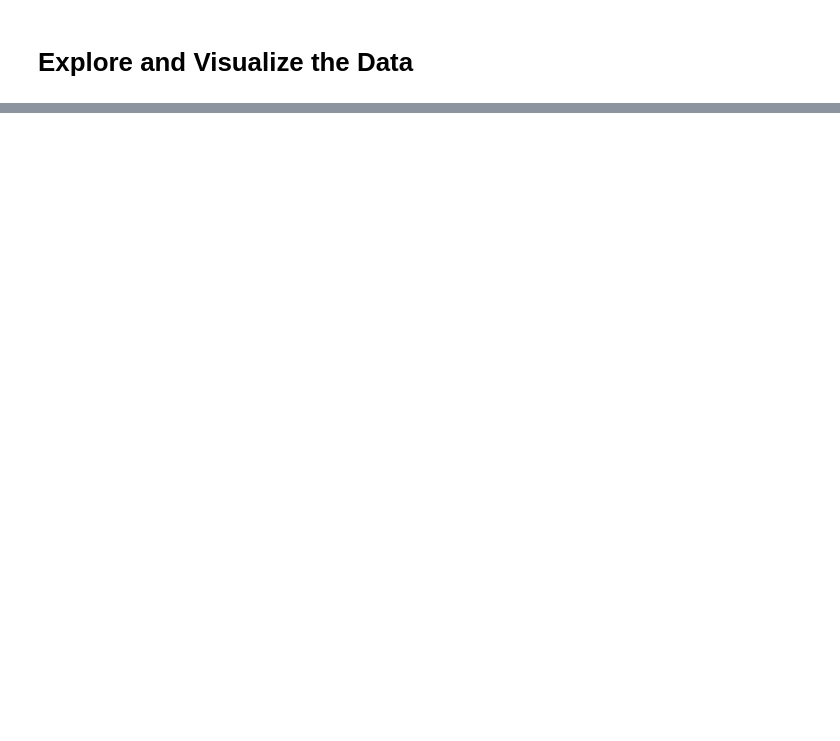
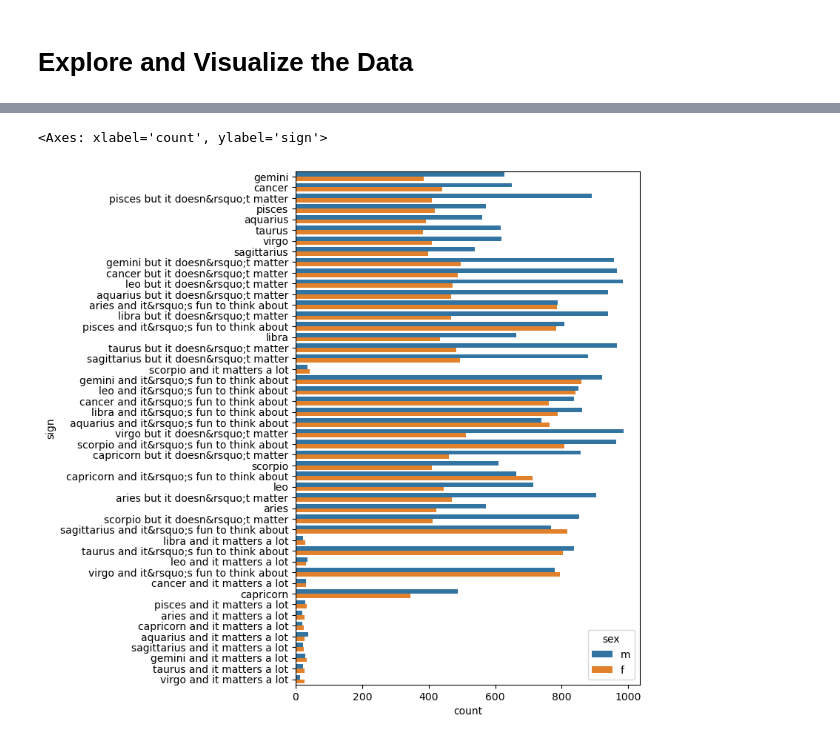
Before and after one commit to LuisZCR/OkCupid-Data-a-Scientist, a Jupyter notebook: date-a-scientist.ipynb, the cells around one changed output, grey strips where cells are left out. Cells and saved outputs as stored; diff of their text form; code cells hidden in the pictures; blank space fills up the shorter version.

```diff
--- a/date-a-scientist.ipynb
+++ b/date-a-scientist.ipynb
@@ -85,0 +167,6 @@ test.to_csv('profiles_test.csv', index = False)
+# %%
+plt.figure(figsize=(6,9))
+sns.countplot(data=profiles, y='sign', hue='sex')
+# %% [output]
+<Axes: xlabel='count', ylabel='sign'>
+[figure, added]
```
Also changed, not shown: parts of 60 cells of this notebook.
